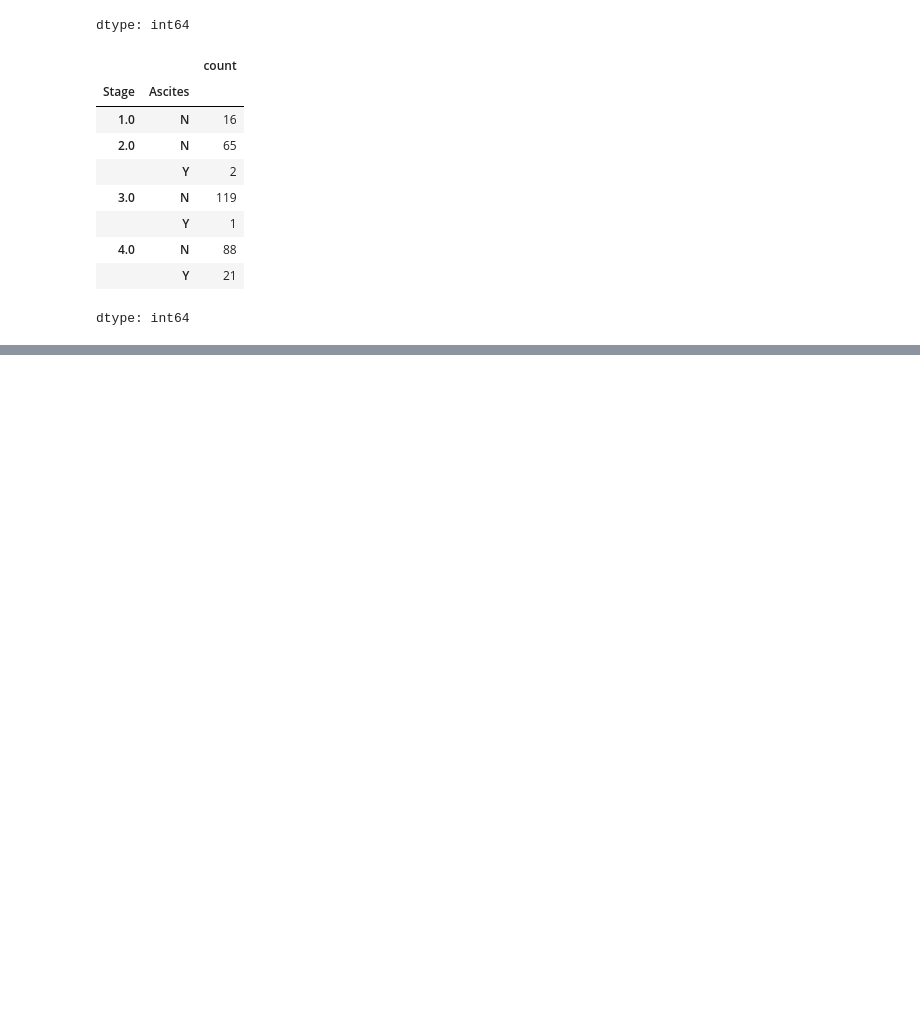
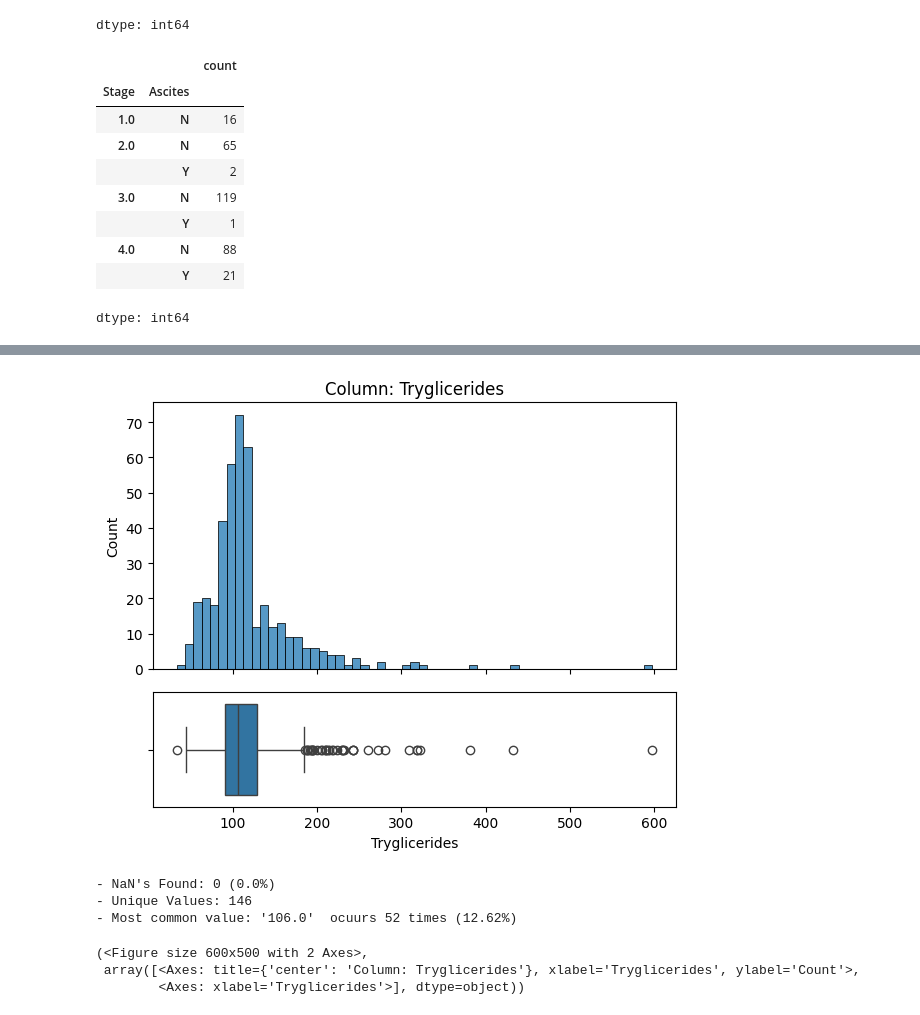
Before and after one commit to Areej73/pbc-liver-cirrhosis-dataset, a Jupyter notebook: Cirrhosis_Prediction_Dataset.ipynb, the cells around one changed output, grey strips where cells are left out. Cells and saved outputs as stored; diff of their text form; code cells hidden in the pictures; blank space fills up the shorter version.

```diff
--- a/Cirrhosis_Prediction_Dataset.ipynb
+++ b/Cirrhosis_Prediction_Dataset.ipynb
@@ -513,0 +585,10 @@ df['Ascites'] = df.groupby('Stage')['Ascites'].transform(lambda x: x.fillna(x.mo
+# %%
+explore_numeric(df, 'Tryglicerides' )
+# %% [output]
+[figure, added]
+- NaN's Found: 0 (0.0%)
+- Unique Values: 146
+- Most common value: '106.0'  ocuurs 52 times (12.62%)
+(<Figure size 600x500 with 2 Axes>,
+ array([<Axes: title={'center': 'Column: Tryglicerides'}, xlabel='Tryglicerides', ylabel='Count'>,
+        <Axes: xlabel='Tryglicerides'>], dtype=object))
```
Also changed, not shown: parts of 48 cells of this notebook.
